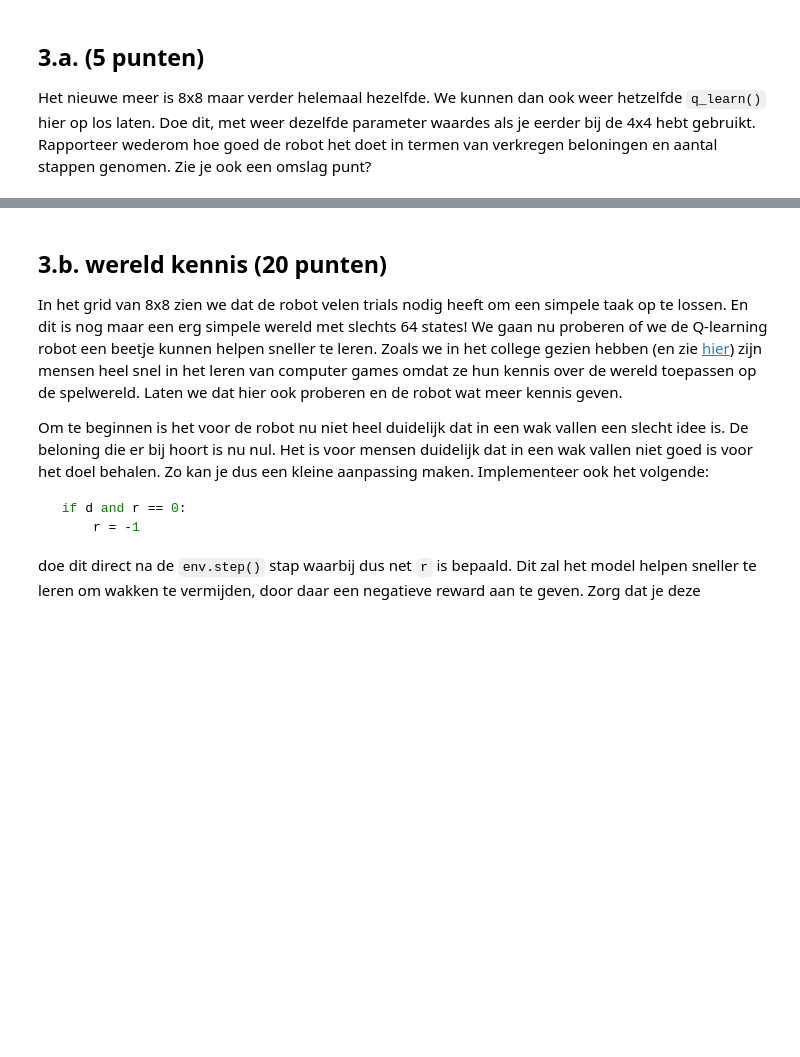
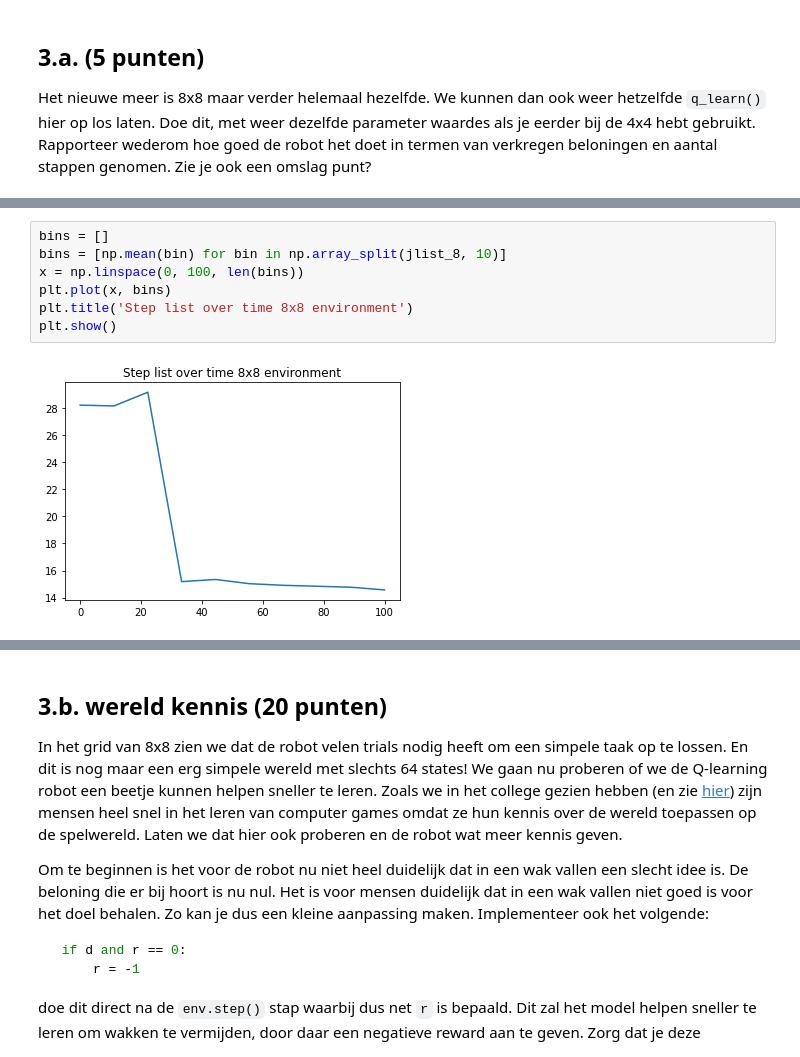
Before and after one commit to P-schmidt/bv, a Jupyter notebook: cm/assignment_4 kopie.ipynb, the cells around one changed output, grey strips where cells are left out. Drawn from its saved outputs; the diff is of its cells as text; blank space fills up the shorter version.

```diff
--- a/cm/assignment_4 kopie.ipynb
+++ b/cm/assignment_4 kopie.ipynb
@@ -344,0 +413,9 @@ Het nieuwe meer is 8x8 maar verder helemaal hezelfde. We kunnen dan ook weer het
+# %%
+bins = []
+bins = [np.mean(bin) for bin in np.array_split(jlist_8, 10)]
+x = np.linspace(0, 100, len(bins))
+plt.plot(x, bins)
+plt.title('Step list over time 8x8 environment')
+plt.show()
+# %% [output]
+[figure, added]
```
Also changed, not shown: parts of 16 cells of this notebook.
